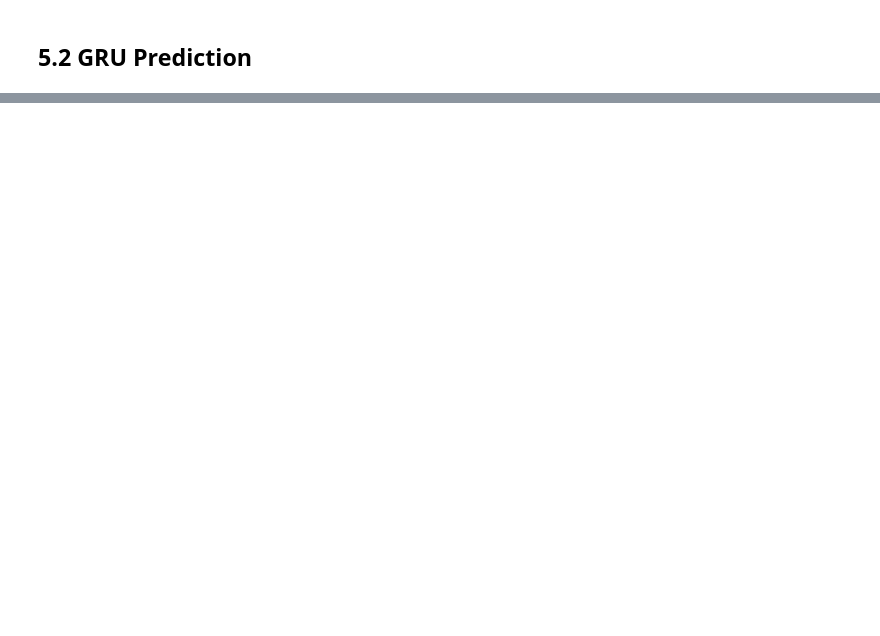
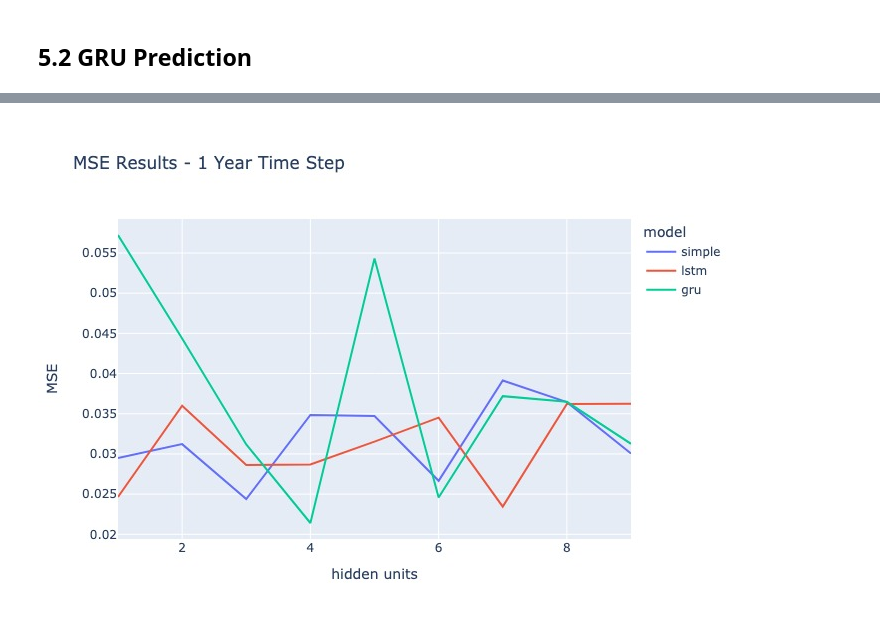
Before and after one commit to lameche99/Realized_Volatility_RNN, a Jupyter notebook: project.ipynb, the cells around one changed output, grey strips where cells are left out. Cells and saved outputs as stored; diff of their text form; code cells hidden in the pictures; blank space fills up the shorter version.

```diff
--- a/project.ipynb
+++ b/project.ipynb
@@ -28,7 +31,7 @@ df.head()
 # input variables
 TEST_SIZE = 0.2
 MAX_UNITS = 9
-TIME_STEP = 2
+TIME_STEP = 12
 MODEL_TYPES = ['simple', 'lstm', 'gru']
 FEATURES = df.columns[:-1].to_list()
 TARGET = [df.columns[-1]]
@@ -269,0 +553,2 @@ from sklearn.model_selection import GridSearchCV
+# %%
+totals = pd.concat([results_simple, results_lstm, results_gru], axis=0, ignore_index=True)
@@ -269,0 +568,5 @@ from sklearn.model_selection import GridSearchCV
+# %%
+fig = px.line(totals, x='hidden units', y='MSE', color='model', title='MSE Results - 1 Year Time Step')
+fig.show(renderer='jpeg')
+# %% [output]
+[figure, added]
```
Also changed, not shown: parts of 19 cells of this notebook, 2 other files.
